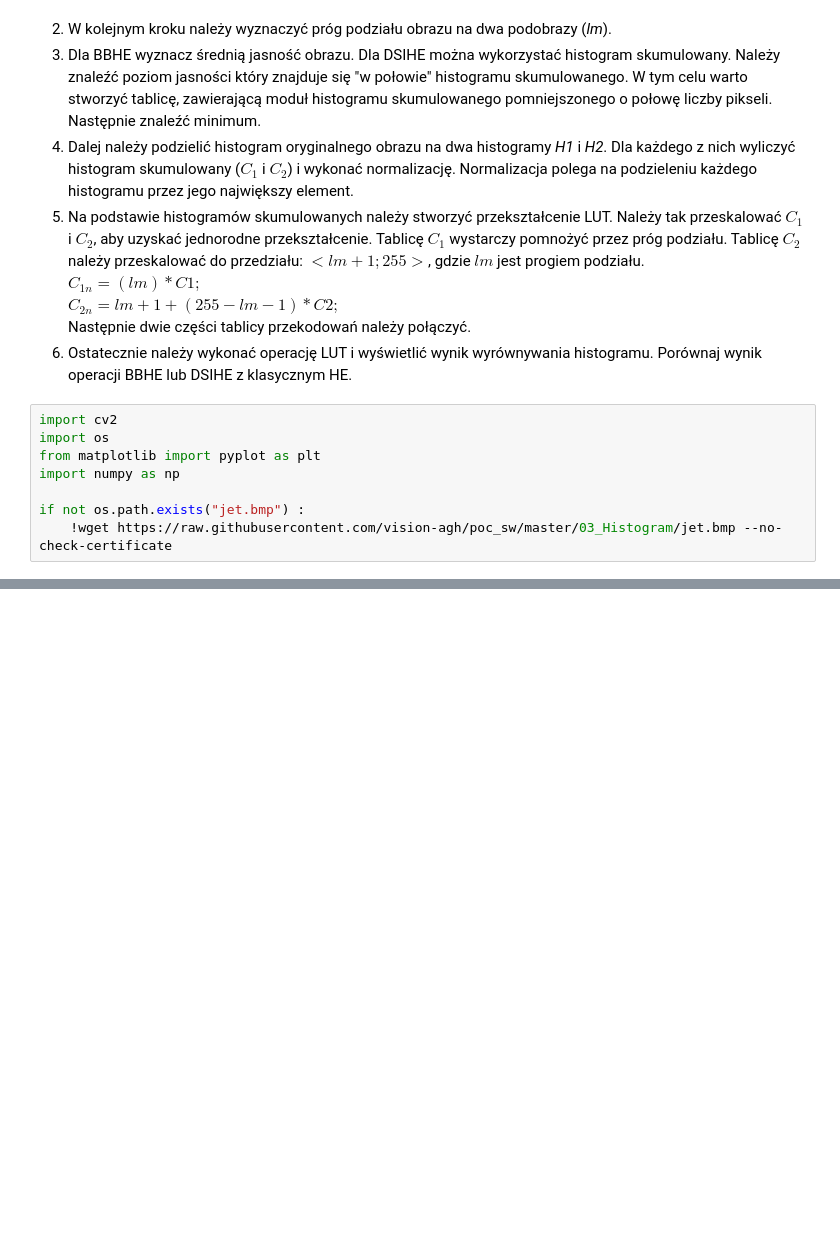
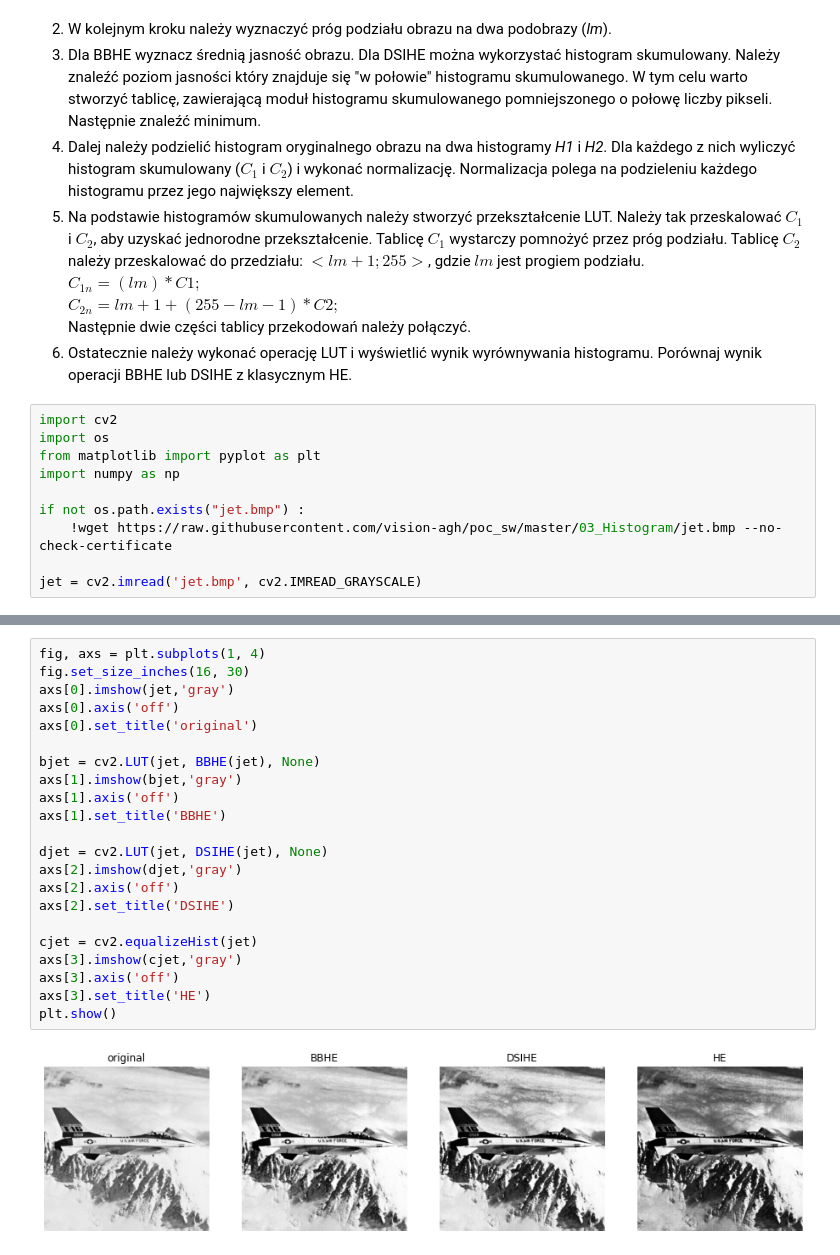
Before and after one commit to prz-ziaja/sem5, a Jupyter notebook: poc/lab03/03_histogram_hw.ipynb, the cells around one changed output, grey strips where cells are left out. Drawn from its saved outputs; the diff is of its cells as text; blank space fills up the shorter version.

```diff
--- a/poc/lab03/03_histogram_hw.ipynb
+++ b/poc/lab03/03_histogram_hw.ipynb
@@ -46,3 +46,5 @@ import numpy as np
 
 if not os.path.exists("jet.bmp") :
     !wget https://raw.githubusercontent.com/vision-agh/poc_sw/master/03_Histogram/jet.bmp --no-check-certificate
+
+jet = cv2.imread('jet.bmp', cv2.IMREAD_GRAYSCALE)
@@ -48,0 +84,24 @@ if not os.path.exists("jet.bmp") :
+# %%
+fig, axs = plt.subplots(1, 4)
+fig.set_size_inches(16, 30)
+axs[0].imshow(jet,'gray')
+axs[0].axis('off')
+axs[0].set_title('original')
+
+bjet = cv2.LUT(jet, BBHE(jet), None)
+axs[1].imshow(bjet,'gray')
+axs[1].axis('off')
+axs[1].set_title('BBHE')
+
+djet = cv2.LUT(jet, DSIHE(jet), None)
+axs[2].imshow(djet,'gray')
+axs[2].axis('off')
+axs[2].set_title('DSIHE')
+
+cjet = cv2.equalizeHist(jet)
+axs[3].imshow(cjet,'gray')
+axs[3].axis('off')
+axs[3].set_title('HE')
+plt.show()
+# %% [output]
+[figure, added]
```
Also changed, not shown: parts of 1 cell of this notebook, 1 other file.
